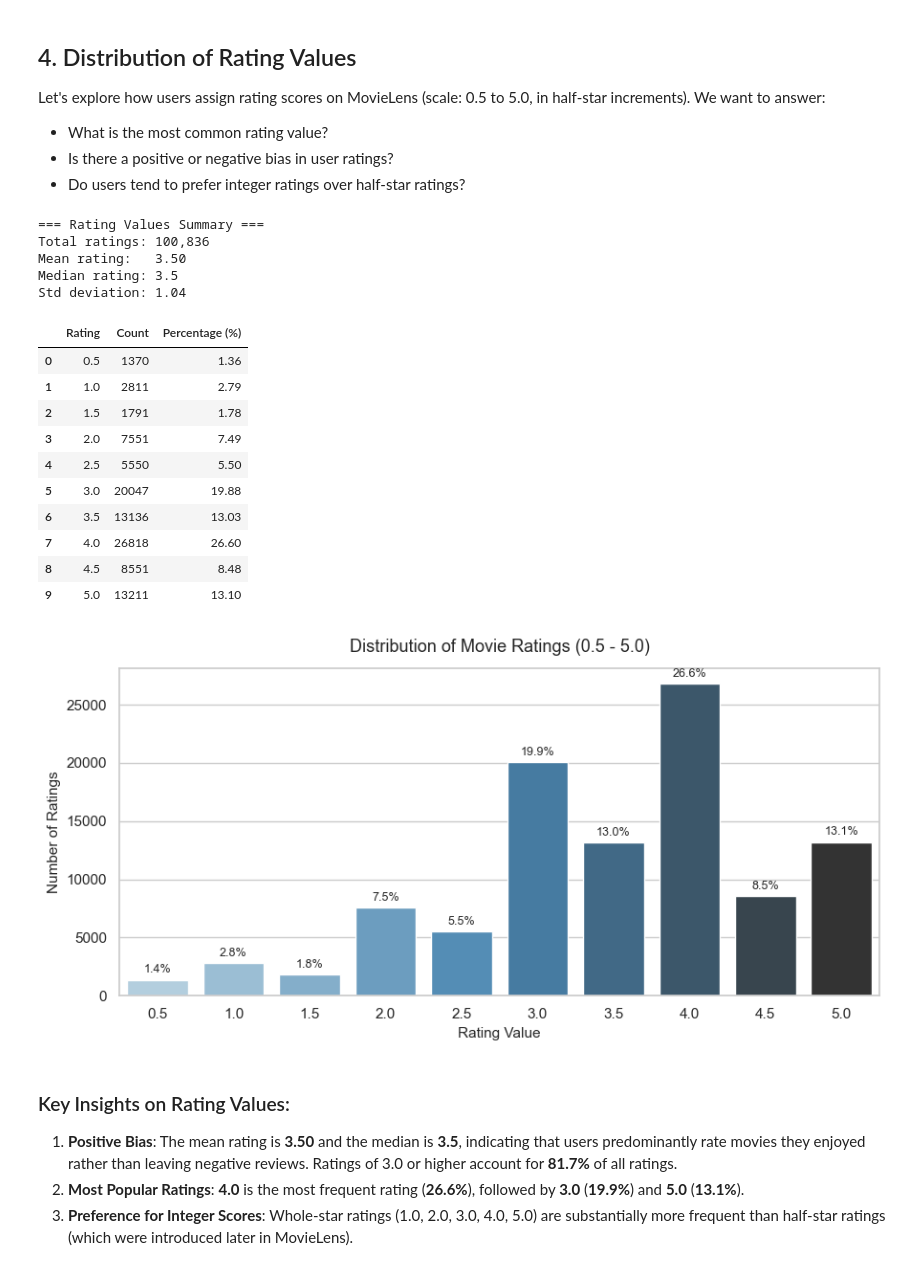
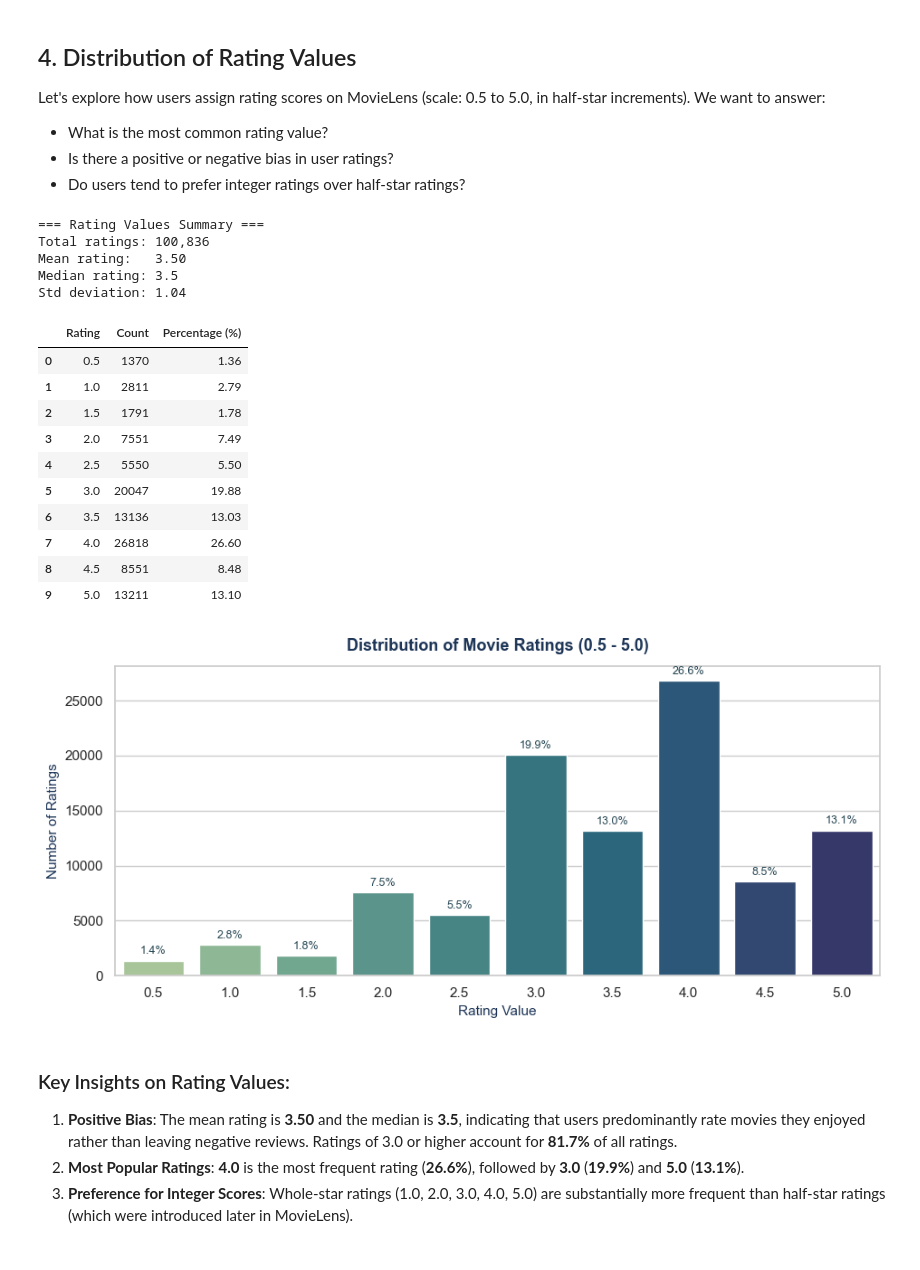
Before and after one commit to 2026-ADS-B1/team-B1-recsys, a Jupyter notebook: notebooks/eda_ratings.ipynb, the cells around one changed output. Saved outputs shown, nothing was run; the diff lists cells and outputs as text; code cells hidden in the pictures.

```diff
--- a/notebooks/eda_ratings.ipynb
+++ b/notebooks/eda_ratings.ipynb
@@ -229,42 +230,42 @@ print(f"Median rating: {ratings['rating'].median():.1f}")
 print(f"Std deviation: {ratings['rating'].std():.2f}")
 display(df_rating_dist)
 
-# Plot distribution
-plt.figure(figsize=(9, 4.5))
-ax = sns.barplot(data=df_rating_dist, x='Rating', y='Count', hue='Rating', palette='Blues_d', legend=False)
-plt.title('Distribution of Movie Ratings (0.5 - 5.0)', fontsize=13, pad=12)
-plt.xlabel('Rating Value', fontsize=11)
-plt.ylabel('Number of Ratings', fontsize=11)
+# Plot distribution with aesthetic teal/blue gradient
+plt.figure(figsize=(9.5, 4.5))
+ax = sns.barplot(data=df_rating_dist, x='Rating', y='Count', hue='Rating', palette='crest', legend=False)
+plt.title('Distribution of Movie Ratings (0.5 - 5.0)', fontsize=13, pad=12, fontweight='bold', color='#1d3557')
+plt.xlabel('Rating Value', fontsize=11, color='#1d3557')
+plt.ylabel('Number of Ratings', fontsize=11, color='#1d3557')
 
 # Annotate bars with percentage
 for p in ax.patches:
     height = p.get_height()
     pct = (height / len(ratings)) * 100
     ax.annotate(f"{pct:.1f}%",
                 (p.get_x() + p.get_width() / 2., height),
                 ha='center', va='bottom', fontsize=9, xytext=(0, 3),
-                textcoords='offset points')
+                textcoords='offset points', color='#264653', fontweight='medium')
 
 plt.tight_layout()
 plt.show()
 # %% [output]
 === Rating Values Summary ===
 Total ratings: 100,836
 Mean rating:   3.50
 Median rating: 3.5
 Std deviation: 1.04
 |  | Rating | Count | Percentage (%) |
 | 0 | 0.5 | 1370 | 1.36 |
 | 1 | 1.0 | 2811 | 2.79 |
 | 2 | 1.5 | 1791 | 1.78 |
 | 3 | 2.0 | 7551 | 7.49 |
 | 4 | 2.5 | 5550 | 5.50 |
 | 5 | 3.0 | 20047 | 19.88 |
 | 6 | 3.5 | 13136 | 13.03 |
 | 7 | 4.0 | 26818 | 26.60 |
 | 8 | 4.5 | 8551 | 8.48 |
 | 9 | 5.0 | 13211 | 13.10 |
-[figure, old version]
+[figure, new version]
 # %% [markdown]
 ### Key Insights on Rating Values:
 1. **Positive Bias**: The mean rating is **3.50** and the median is **3.5**, indicating that users predominantly rate movies they enjoyed rather than leaving negative reviews. Ratings of 3.0 or higher account for **81.7%** of all ratings.
```
Also changed, not shown: parts of 8 cells of this notebook.
